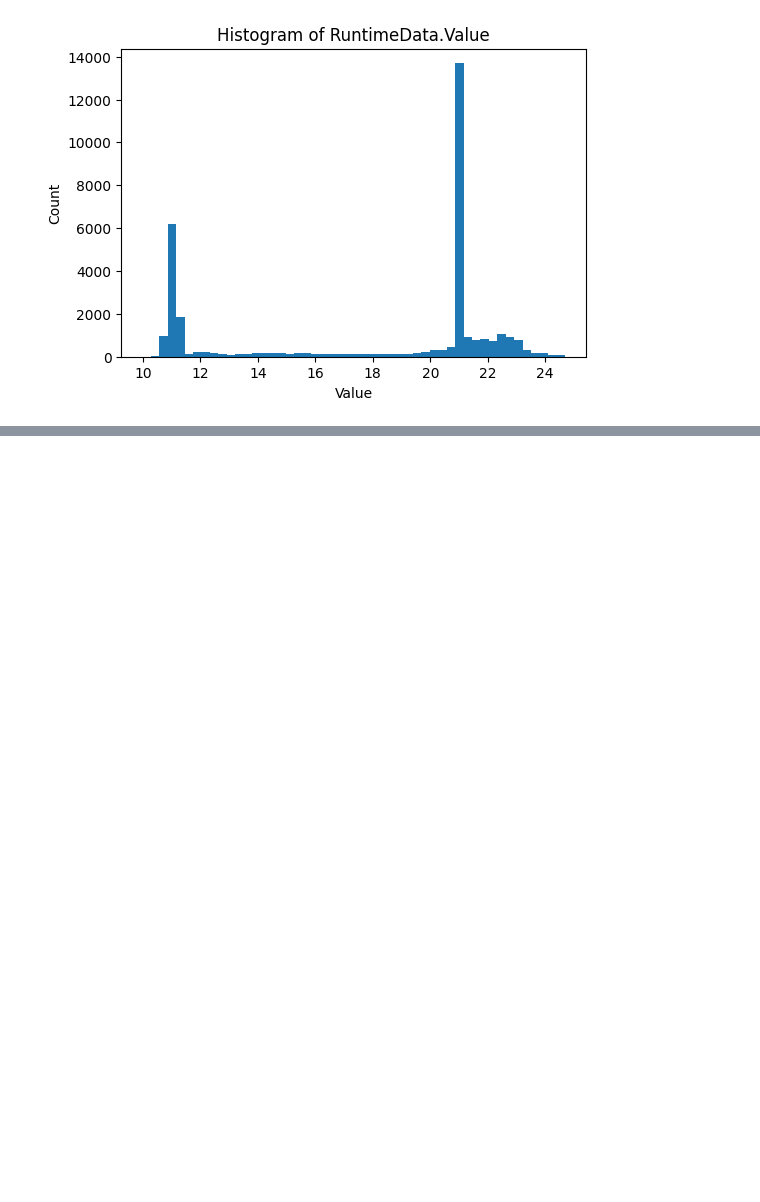
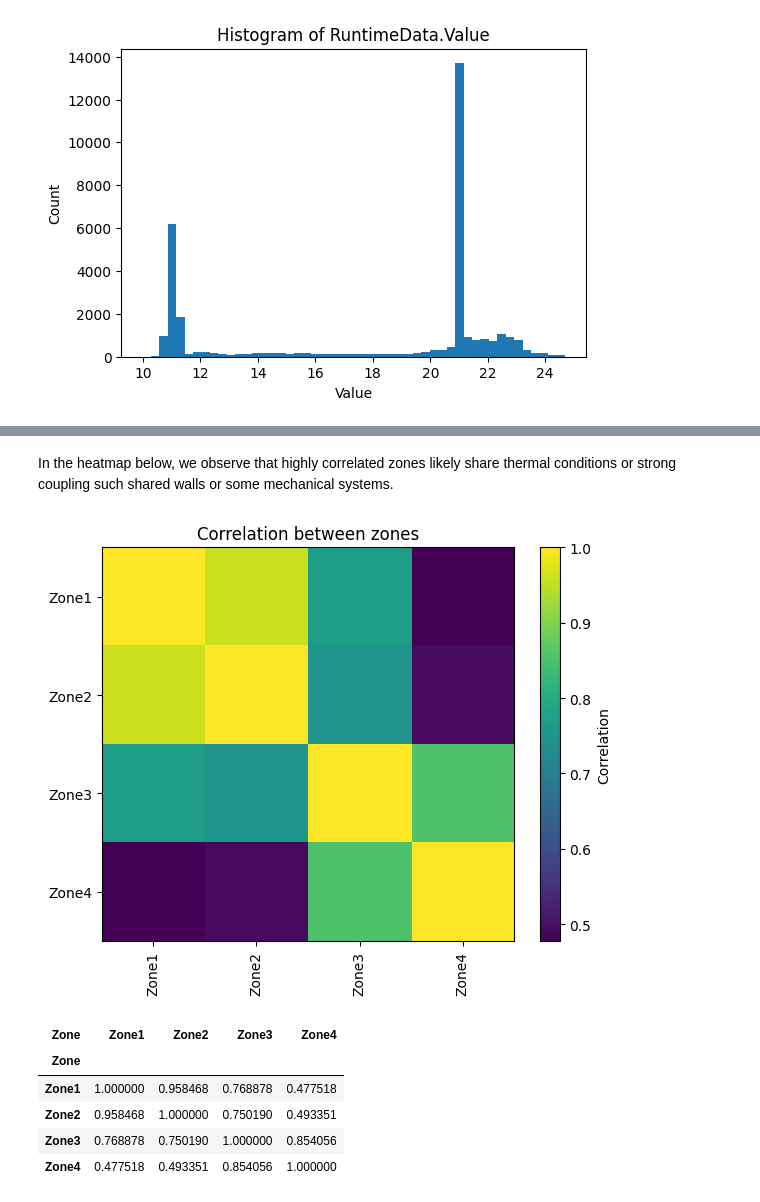
Before and after one commit to natalia342N/DigiTwins, a Jupyter notebook: Assignment4/analysis.ipynb, the cells around one changed output, grey strips where cells are left out. Saved outputs shown, nothing was run; the diff lists cells and outputs as text; code cells hidden in the pictures; blank space fills up the shorter version.

```diff
--- a/Assignment4/analysis.ipynb
+++ b/Assignment4/analysis.ipynb
@@ -87,0 +160,23 @@ for z in df["Zone"].unique():
+# %% [markdown]
+In the heatmap below, we observe that highly correlated zones likely share thermal conditions or strong coupling such shared walls or some mechanical systems.
+# %%
+corr = wide.corr()
+
+plt.figure(figsize=(6,5))
+plt.imshow(corr, aspect="auto")
+plt.xticks(range(len(corr.columns)), corr.columns, rotation=90)
+plt.yticks(range(len(corr.index)), corr.index)
+plt.colorbar(label="Correlation")
+plt.title("Correlation between zones")
+plt.tight_layout()
+plt.show()
+
+corr
+# %% [output]
+[figure, added]
+| Zone | Zone1 | Zone2 | Zone3 | Zone4 |
+| Zone |  |  |  |  |
+| Zone1 | 1.000000 | 0.958468 | 0.768878 | 0.477518 |
+| Zone2 | 0.958468 | 1.000000 | 0.750190 | 0.493351 |
+| Zone3 | 0.768878 | 0.750190 | 1.000000 | 0.854056 |
+| Zone4 | 0.477518 | 0.493351 | 0.854056 | 1.000000 |
```
Also changed, not shown: parts of 49 cells of this notebook, 1 other file.
